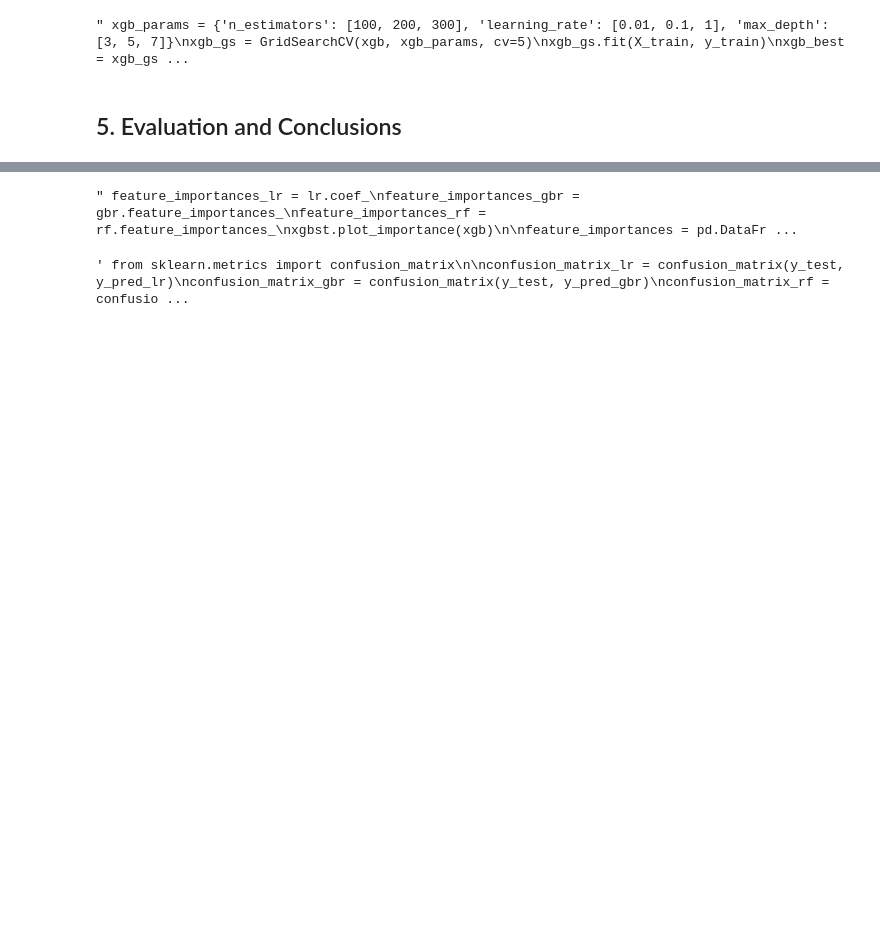
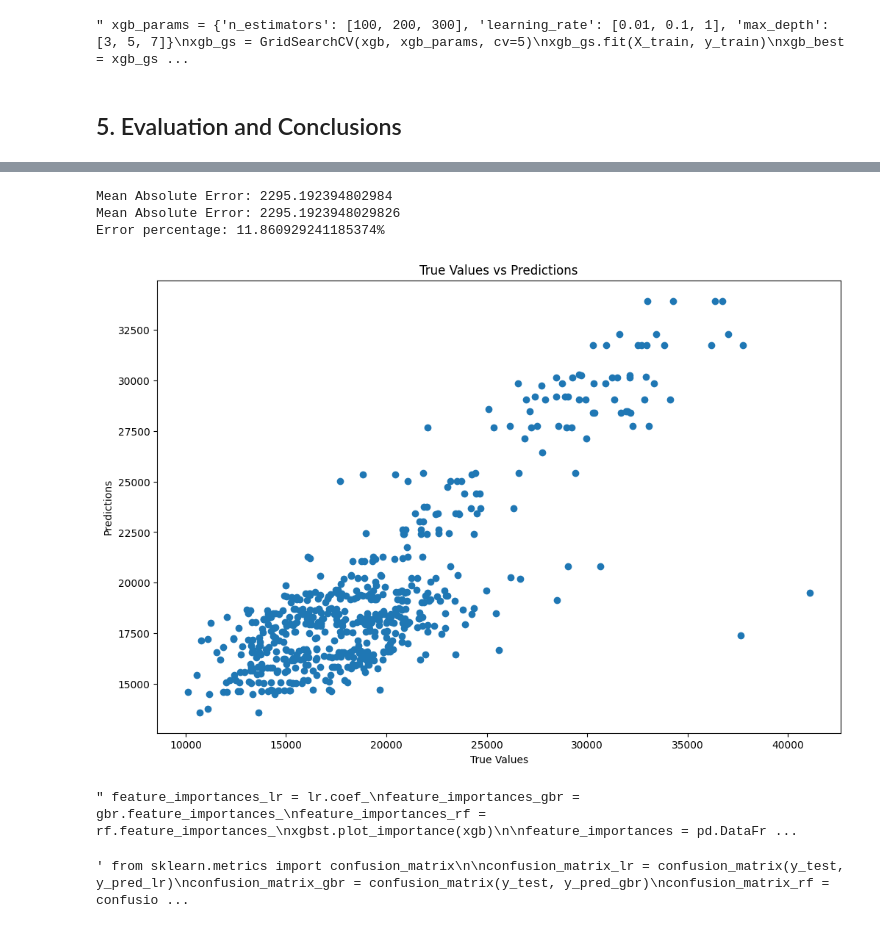
Before and after one commit to pdpau/DataNomads, a Jupyter notebook: code/model_selection.ipynb, the cells around one changed output, grey strips where cells are left out. Saved outputs shown, nothing was run; the diff lists cells and outputs as text; code cells hidden in the pictures; blank space fills up the shorter version.

Commit message:
ADD: Calcul d'errors totals per fer un +- a la predicció

```diff
--- a/code/model_selection.ipynb
+++ b/code/model_selection.ipynb
@@ -251,3 +251,25 @@ Gradient Boosting Regressor: MSE = 8940214.312840499, MAE = 2295.192394802984, R
 XGBoost: MSE = 9967815.838300651, MAE = 2405.72186814693, R2 = 0.6513951864318597
 Light GBM: MSE = 9293055.553357985, MAE = 2337.0868818732797, R2 = 0.674993604295058
 ----------------------
+# %%
+# -- (MAE) Error medio total para dar un +- de las predicciones --   (Gradient Boosting Regressor)
+mean_error = np.mean(np.abs(y_test - y_pred_gbr))
+print(f"Mean Absolute Error: {mean_error}")
+
+errors = []
+for i in range(len(y_test)):
+    #print(f"Real value: {y_test.iloc[i]}, Predicted value: {y_pred_gbr[i]}")
+    error = np.abs(y_test.iloc[i] - y_pred_gbr[i])
+    errors.append(error)
+mean_error = sum(errors) / len(errors)
+print(f"Mean Absolute Error: {mean_error}")
+
+# % of error
+total = sum(y_test)
+error = sum(errors)
+error_percentage = (error / total) * 100
+print(f"Error percentage: {error_percentage}%")
+# %% [output]
+Mean Absolute Error: 2295.192394802984
+Mean Absolute Error: 2295.1923948029826
+Error percentage: 11.860929241185374%
@@ -254,3 +282,13 @@ Light GBM: MSE = 9293055.553357985, MAE = 2337.0868818732797, R2 = 0.67499360429
+# %%
+# Scatter plot del modelo Gradient Boosting Regressor
+plt.figure(figsize=(12, 8))
+plt.scatter(y_test, y_pred_gbr)
+plt.xlabel('True Values')
+plt.ylabel('Predictions')
+plt.title('True Values vs Predictions')
+plt.show()
+# %% [output]
+[figure, added]
 # %%
 # Feature importances
 
```
Also changed, not shown: parts of 4 cells of this notebook.
